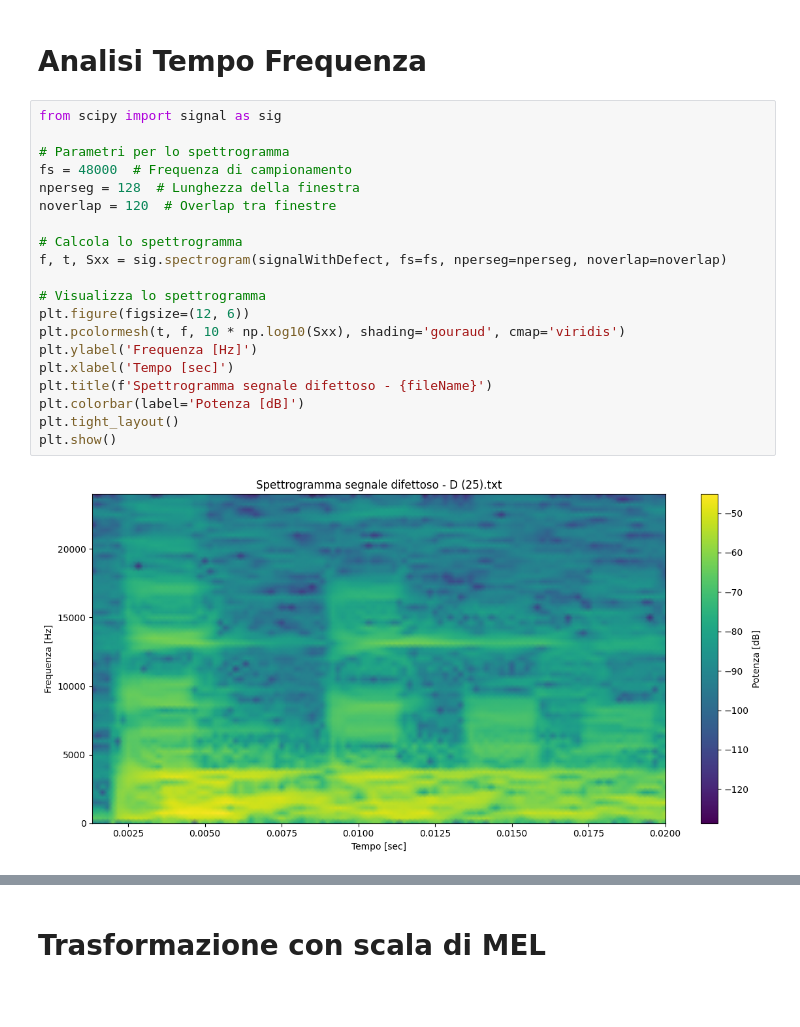
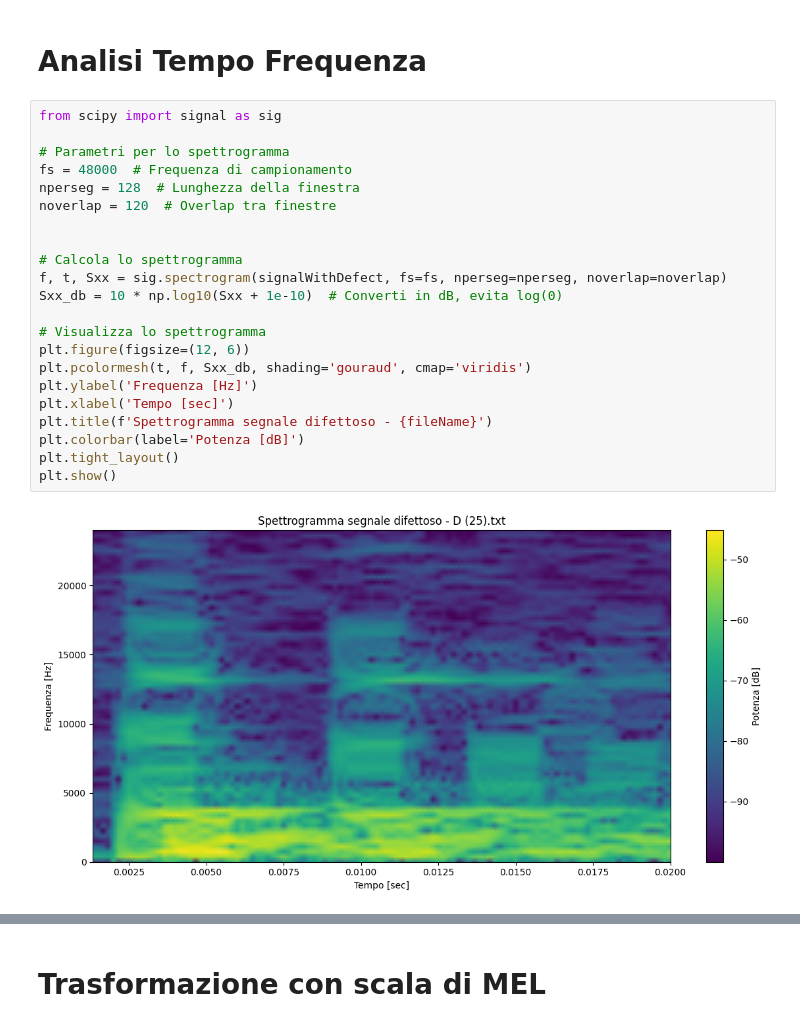
Before and after one commit to damdip/ClassificationOfTimeFrequencyDomainSignalWithNN, a Jupyter notebook: notebook/readTimeSignal.ipynb, the cells around one changed output, grey strips where cells are left out. Drawn from its saved outputs; the diff is of its cells as text; blank space fills up the shorter version.

```diff
--- a/notebook/readTimeSignal.ipynb
+++ b/notebook/readTimeSignal.ipynb
@@ -71,25 +71,27 @@ plt.show()
 # %%
 from scipy import signal as sig
 
 # Parametri per lo spettrogramma
 fs = 48000  # Frequenza di campionamento
 nperseg = 128  # Lunghezza della finestra
 noverlap = 120  # Overlap tra finestre
 
+
 # Calcola lo spettrogramma
 f, t, Sxx = sig.spectrogram(signalWithDefect, fs=fs, nperseg=nperseg, noverlap=noverlap)
+Sxx_db = 10 * np.log10(Sxx + 1e-10)  # Converti in dB, evita log(0)
 
 # Visualizza lo spettrogramma
 plt.figure(figsize=(12, 6))
-plt.pcolormesh(t, f, 10 * np.log10(Sxx), shading='gouraud', cmap='viridis')
+plt.pcolormesh(t, f, Sxx_db, shading='gouraud', cmap='viridis')
 plt.ylabel('Frequenza [Hz]')
 plt.xlabel('Tempo [sec]')
 plt.title(f'Spettrogramma segnale difettoso - {fileName}')
 plt.colorbar(label='Potenza [dB]')
 plt.tight_layout()
 plt.show()
 # %% [output]
-[figure, old version]
+[figure, new version]
 # %%
 
 # Calcola lo spettrogramma
```
Also changed, not shown: parts of 1 cell of this notebook, 6 other files.
